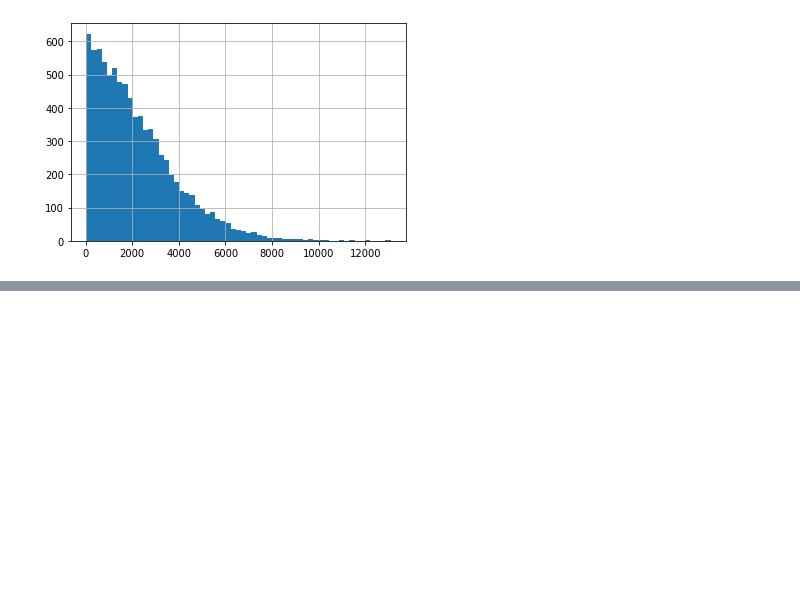
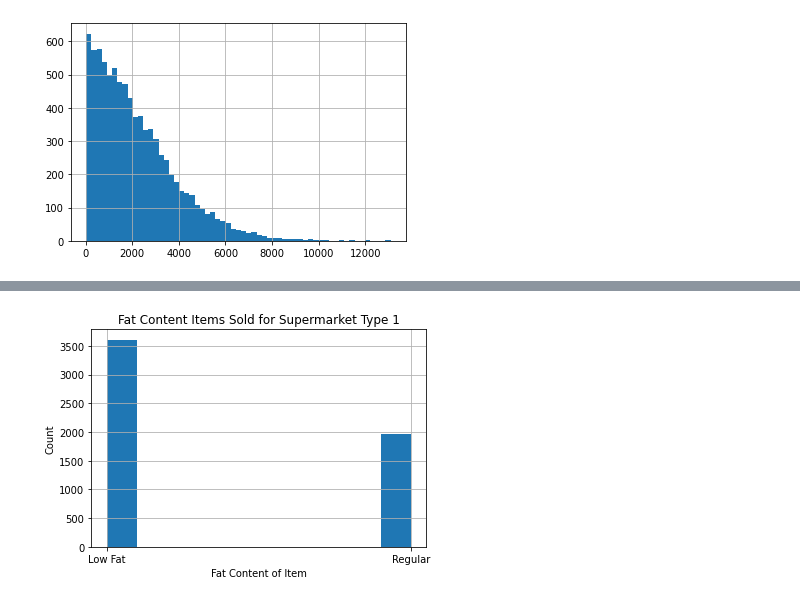
Before and after one commit to michaelengh/ProjectOne, a Jupyter notebook: 08___Project1Part3.ipynb, the cells around one changed output, grey strips where cells are left out. Cells and saved outputs as stored; diff of their text form; code cells hidden in the pictures; blank space fills up the shorter version.

```diff
--- a/08___Project1Part3.ipynb
+++ b/08___Project1Part3.ipynb
@@ -245,0 +284,11 @@ sns.heatmap(corr, cmap = 'Blues');
+# %%
+sm_typeone = df['Outlet_Type'] == 'Supermarket Type1'
+# %%
+sm_one_df = df.loc[sm_typeone, :]
+# %%
+sm_one_df['Item_Fat_Content'].hist()
+plt.title('Fat Content Items Sold for Supermarket Type 1')
+plt.ylabel('Count')
+plt.xlabel('Fat Content of Item');
+# %% [output]
+[figure, added]
```
Also changed, not shown: parts of 11 cells of this notebook.
